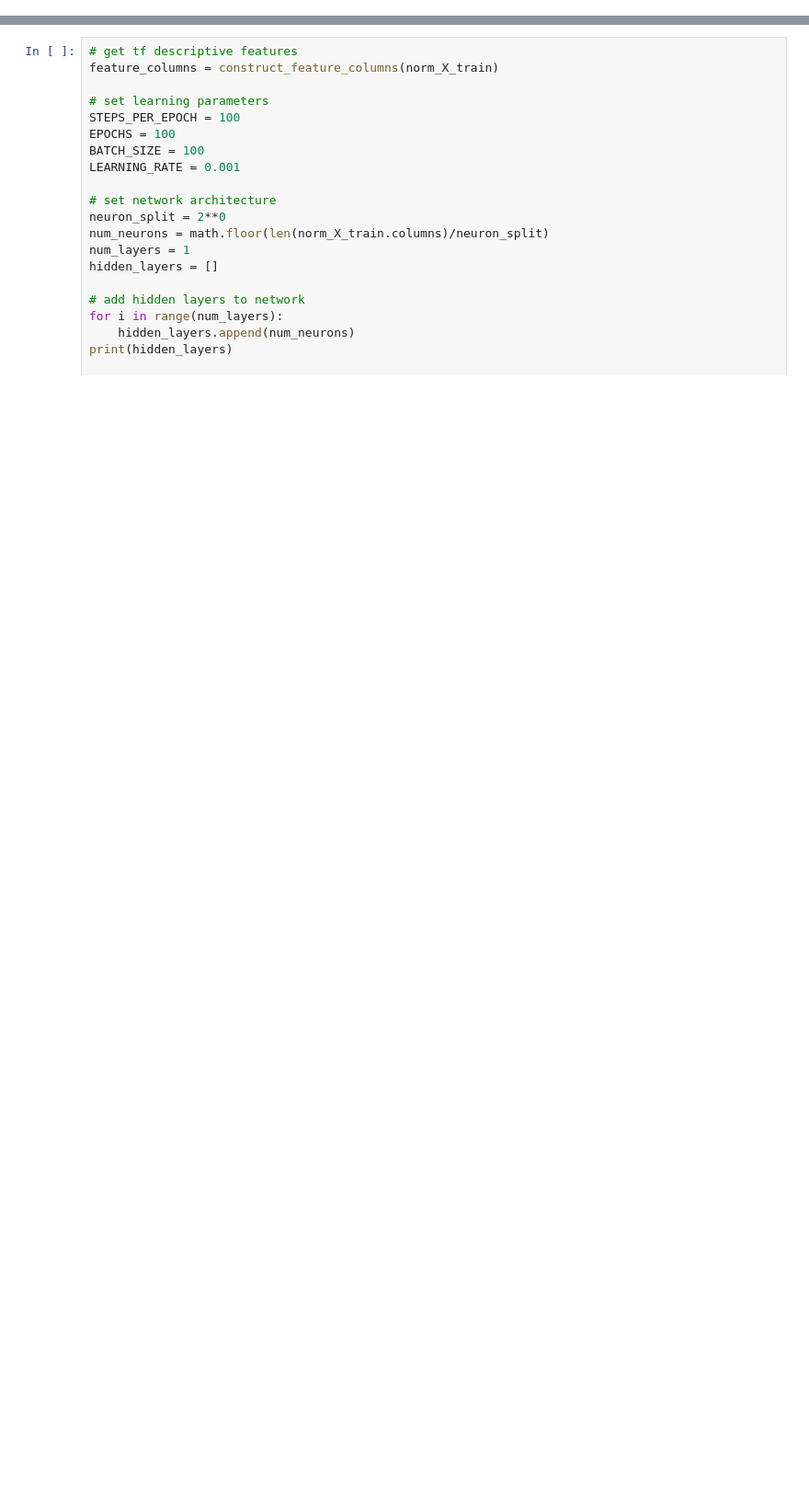
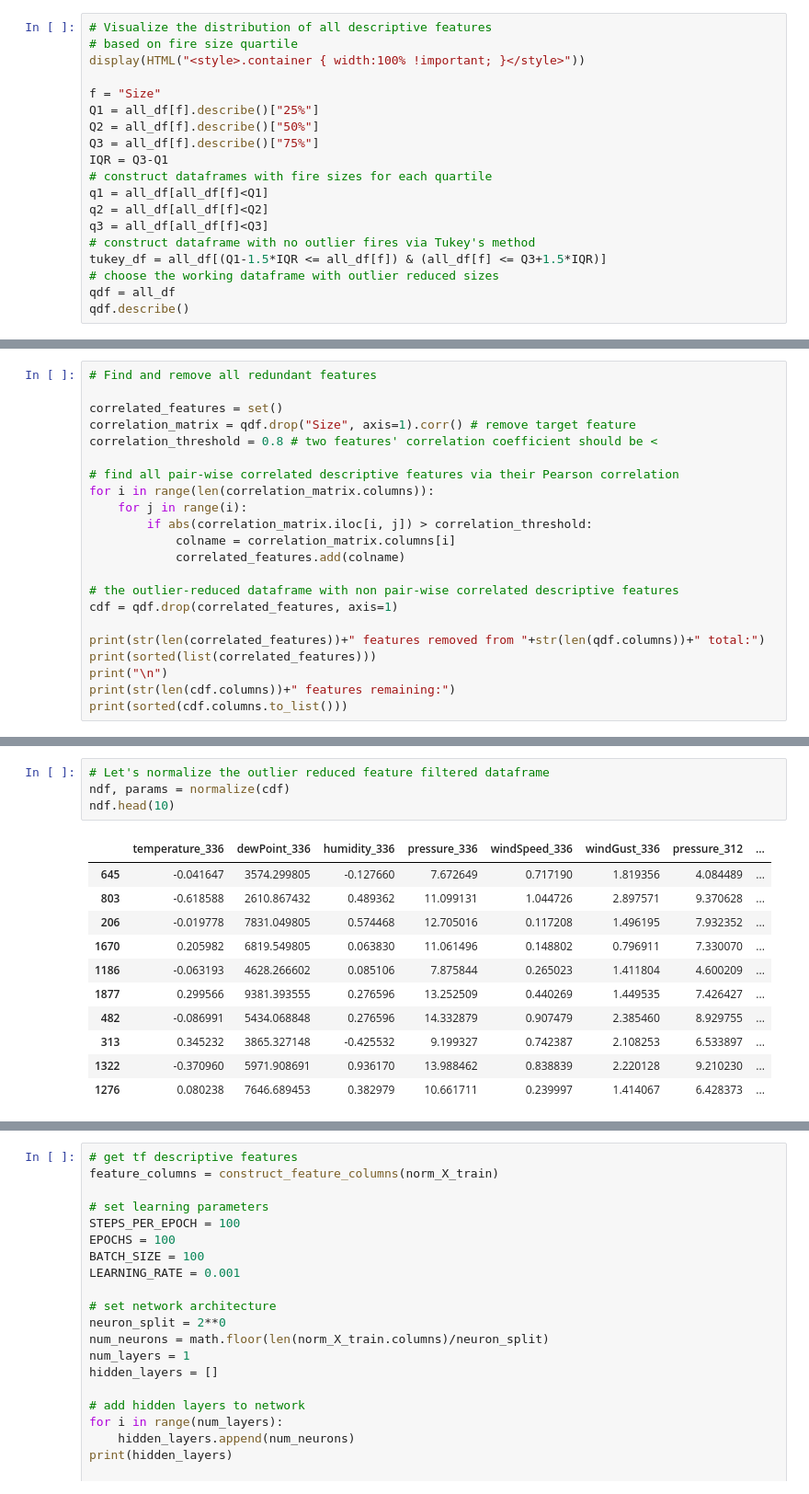
Before and after one commit to RickyCordero/predicting-wildfire-risk, a Jupyter notebook: tf/DNN_neural_net.ipynb, the cells around one changed output, grey strips where cells are left out. Shown at 92% size. Cells and saved outputs as stored; diff of their text form; blank space fills up the shorter version.

```diff
--- a/tf/DNN_neural_net.ipynb
+++ b/tf/DNN_neural_net.ipynb
@@ -481,0 +396,19 @@ Using pyplot.axes(ax) with ax an Axes argument is deprecated. Please use pyplot.
+# %%
+# Visualize the distribution of all descriptive features
+# based on fire size quartile
+display(HTML("<style>.container { width:100% !important; }</style>"))
+
+f = "Size"
+Q1 = all_df[f].describe()["25%"]
+Q2 = all_df[f].describe()["50%"]
+Q3 = all_df[f].describe()["75%"]
+IQR = Q3-Q1
+# construct dataframes with fire sizes for each quartile
+q1 = all_df[all_df[f]<Q1]
+q2 = all_df[all_df[f]<Q2]
+q3 = all_df[all_df[f]<Q3]
+# construct dataframe with no outlier fires via Tukey's method
+tukey_df = all_df[(Q1-1.5*IQR <= all_df[f]) & (all_df[f] <= Q3+1.5*IQR)]
+# choose the working dataframe with outlier reduced sizes
+qdf = all_df
+qdf.describe()
@@ -481,0 +464,22 @@ Using pyplot.axes(ax) with ax an Axes argument is deprecated. Please use pyplot.
+# %%
+# Find and remove all redundant features
+
+correlated_features = set()
+correlation_matrix = qdf.drop("Size", axis=1).corr() # remove target feature
+correlation_threshold = 0.8 # two features' correlation coefficient should be <
+
+# find all pair-wise correlated descriptive features via their Pearson correlation
+for i in range(len(correlation_matrix.columns)):
+    for j in range(i):
+        if abs(correlation_matrix.iloc[i, j]) > correlation_threshold:
+            colname = correlation_matrix.columns[i]
+            correlated_features.add(colname)
+
+# the outlier-reduced dataframe with non pair-wise correlated descriptive features
+cdf = qdf.drop(correlated_features, axis=1)
+
+print(str(len(correlated_features))+" features removed from "+str(len(qdf.columns))+" total:")
+print(sorted(list(correlated_features)))
+print("\n")
+print(str(len(cdf.columns))+" features remaining:")
+print(sorted(cdf.columns.to_list()))
@@ -481,0 +622,16 @@ Using pyplot.axes(ax) with ax an Axes argument is deprecated. Please use pyplot.
+# %%
+# Let's normalize the outlier reduced feature filtered dataframe
+ndf, params = normalize(cdf)
+ndf.head(10)
+# %% [output]
+|  | temperature_336 | dewPoint_336 | humidity_336 | pressure_336 | windSpeed_336 | windGust_336 | pressure_312 | ... |
+| 645 | -0.041647 | 3574.299805 | -0.127660 | 7.672649 | 0.717190 | 1.819356 | 4.084489 | ... |
+| 803 | -0.618588 | 2610.867432 | 0.489362 | 11.099131 | 1.044726 | 2.897571 | 9.370628 | ... |
+| 206 | -0.019778 | 7831.049805 | 0.574468 | 12.705016 | 0.117208 | 1.496195 | 7.932352 | ... |
+| 1670 | 0.205982 | 6819.549805 | 0.063830 | 11.061496 | 0.148802 | 0.796911 | 7.330070 | ... |
+| 1186 | -0.063193 | 4628.266602 | 0.085106 | 7.875844 | 0.265023 | 1.411804 | 4.600209 | ... |
+| 1877 | 0.299566 | 9381.393555 | 0.276596 | 13.252509 | 0.440269 | 1.449535 | 7.426427 | ... |
+| 482 | -0.086991 | 5434.068848 | 0.276596 | 14.332879 | 0.907479 | 2.385460 | 8.929755 | ... |
+| 313 | 0.345232 | 3865.327148 | -0.425532 | 9.199327 | 0.742387 | 2.108253 | 6.533897 | ... |
+| 1322 | -0.370960 | 5971.908691 | 0.936170 | 13.988462 | 0.838839 | 2.220128 | 9.210230 | ... |
+| 1276 | 0.080238 | 7646.689453 | 0.382979 | 10.661711 | 0.239997 | 1.414067 | 6.428373 | ... |
```
Also changed, not shown: parts of 51 cells of this notebook, 2 other files.
